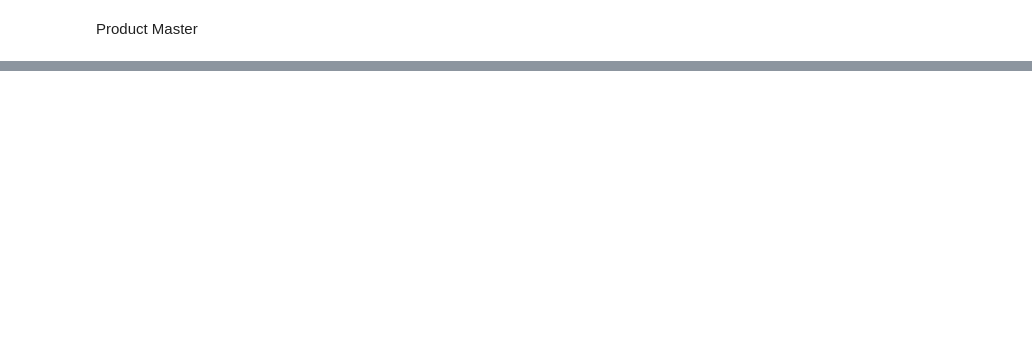
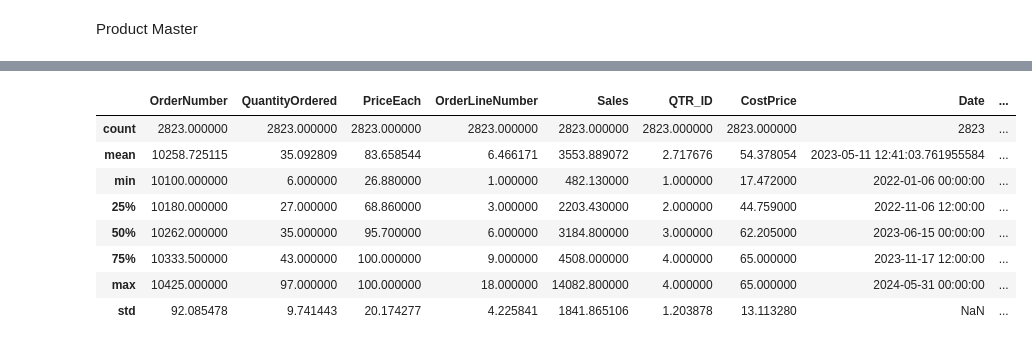
Before and after one commit to OjuokOchi/TOY-SALES-ANALYTICS, a Jupyter notebook: index.ipynb, the cells around one changed output, grey strips where cells are left out. Saved outputs shown, nothing was run; the diff lists cells and outputs as text; code cells hidden in the pictures; blank space fills up the shorter version.

```diff
--- a/index.ipynb
+++ b/index.ipynb
@@ -319,0 +443,12 @@ Product Master
+# %%
+merged_df.describe()
+# %% [output]
+|  | OrderNumber | QuantityOrdered | PriceEach | OrderLineNumber | Sales | QTR_ID | CostPrice | Date | ... |
+| count | 2823.000000 | 2823.000000 | 2823.000000 | 2823.000000 | 2823.000000 | 2823.000000 | 2823.000000 | 2823 | ... |
+| mean | 10258.725115 | 35.092809 | 83.658544 | 6.466171 | 3553.889072 | 2.717676 | 54.378054 | 2023-05-11 12:41:03.761955584 | ... |
+| min | 10100.000000 | 6.000000 | 26.880000 | 1.000000 | 482.130000 | 1.000000 | 17.472000 | 2022-01-06 00:00:00 | ... |
+| 25% | 10180.000000 | 27.000000 | 68.860000 | 3.000000 | 2203.430000 | 2.000000 | 44.759000 | 2022-11-06 12:00:00 | ... |
+| 50% | 10262.000000 | 35.000000 | 95.700000 | 6.000000 | 3184.800000 | 3.000000 | 62.205000 | 2023-06-15 00:00:00 | ... |
+| 75% | 10333.500000 | 43.000000 | 100.000000 | 9.000000 | 4508.000000 | 4.000000 | 65.000000 | 2023-11-17 12:00:00 | ... |
+| max | 10425.000000 | 97.000000 | 100.000000 | 18.000000 | 14082.800000 | 4.000000 | 65.000000 | 2024-05-31 00:00:00 | ... |
+| std | 92.085478 | 9.741443 | 20.174277 | 4.225841 | 1841.865106 | 1.203878 | 13.113280 | NaN | ... |
```
Also changed, not shown: parts of 18 cells of this notebook.
